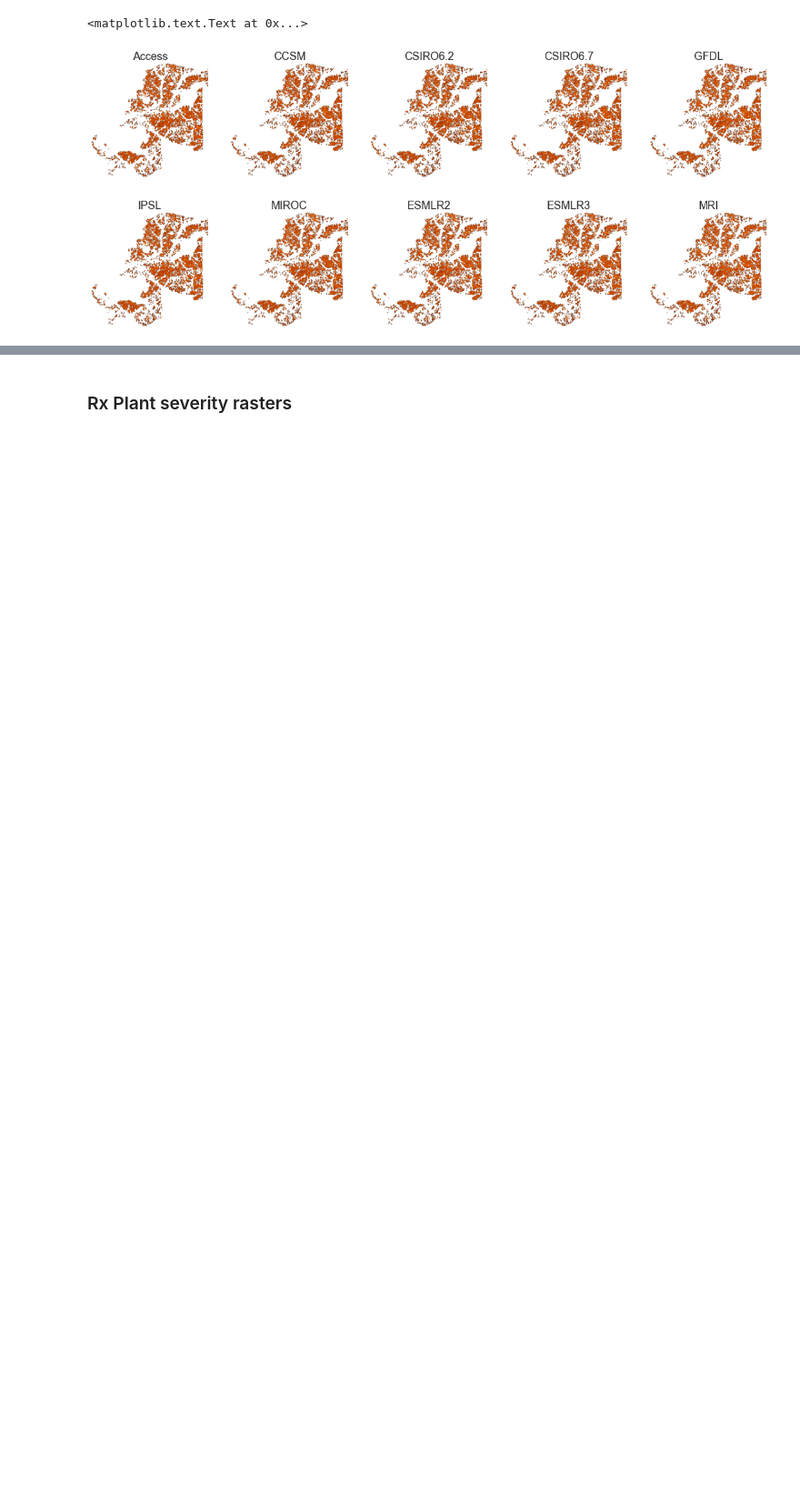
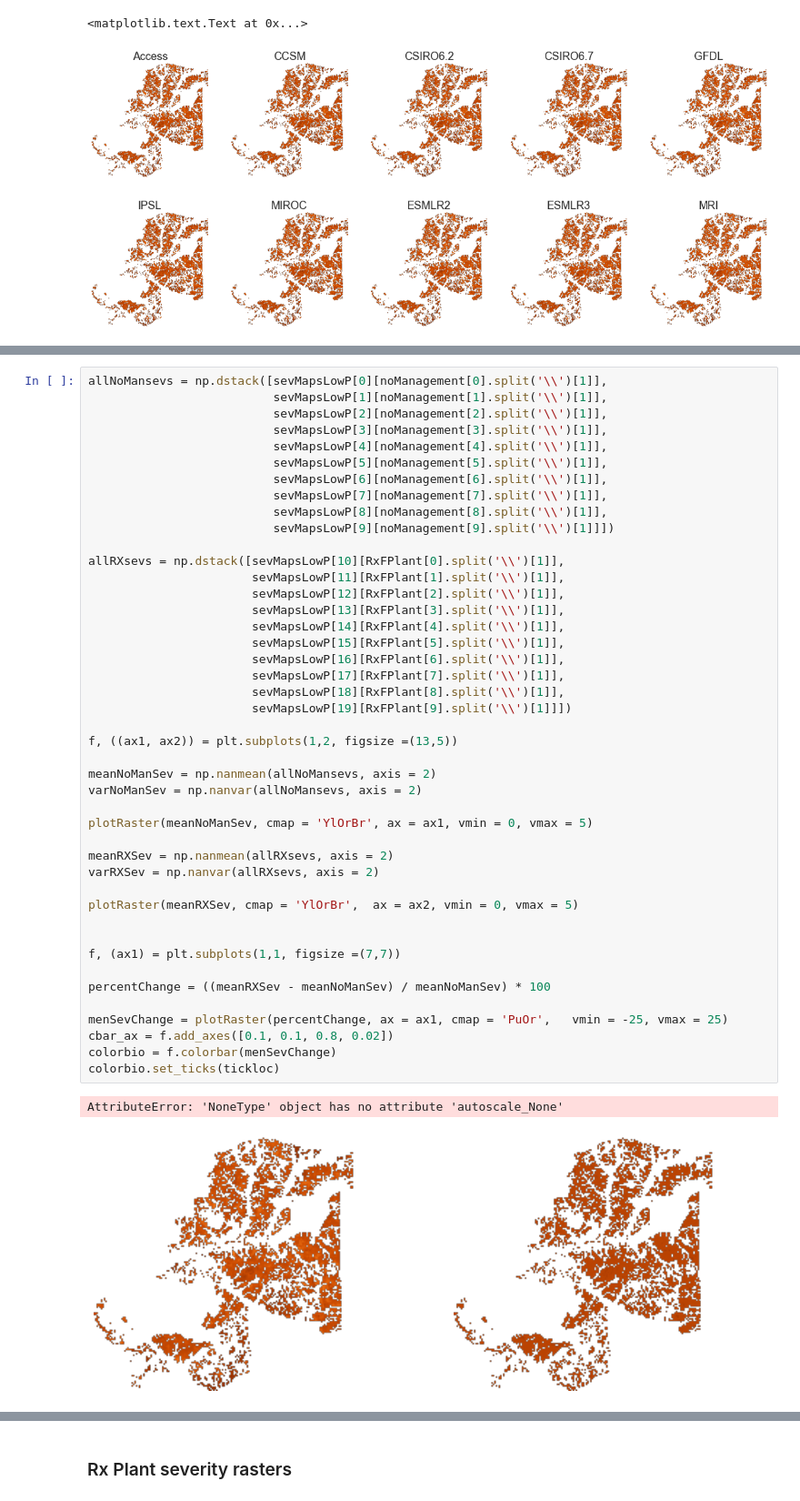
Before and after one commit to djkrofch/FtBenning, a Jupyter notebook: SwantesonFranzianAnalysis.ipynb, the cells around one changed output, grey strips where cells are left out. Shown at 91% size. Drawn from its saved outputs; the diff is of its cells as text; blank space fills up the shorter version.

```diff
--- a/SwantesonFranzianAnalysis.ipynb
+++ b/SwantesonFranzianAnalysis.ipynb
@@ -346,0 +316,47 @@ ax5.set_title('MRI')
+# %%
+allNoMansevs = np.dstack([sevMapsLowP[0][noManagement[0].split('\\')[1]],
+                          sevMapsLowP[1][noManagement[1].split('\\')[1]],
+                          sevMapsLowP[2][noManagement[2].split('\\')[1]],
+                          sevMapsLowP[3][noManagement[3].split('\\')[1]],
+                          sevMapsLowP[4][noManagement[4].split('\\')[1]],
+                          sevMapsLowP[5][noManagement[5].split('\\')[1]],
+                          sevMapsLowP[6][noManagement[6].split('\\')[1]],
+                          sevMapsLowP[7][noManagement[7].split('\\')[1]],
+                          sevMapsLowP[8][noManagement[8].split('\\')[1]],
+                          sevMapsLowP[9][noManagement[9].split('\\')[1]]])
+
+allRXsevs = np.dstack([sevMapsLowP[10][RxFPlant[0].split('\\')[1]],
+                       sevMapsLowP[11][RxFPlant[1].split('\\')[1]],
+                       sevMapsLowP[12][RxFPlant[2].split('\\')[1]],
+                       sevMapsLowP[13][RxFPlant[3].split('\\')[1]],
+                       sevMapsLowP[14][RxFPlant[4].split('\\')[1]],
+                       sevMapsLowP[15][RxFPlant[5].split('\\')[1]],
+                       sevMapsLowP[16][RxFPlant[6].split('\\')[1]],
+                       sevMapsLowP[17][RxFPlant[7].split('\\')[1]],
+                       sevMapsLowP[18][RxFPlant[8].split('\\')[1]],
+                       sevMapsLowP[19][RxFPlant[9].split('\\')[1]]])
+
+f, ((ax1, ax2)) = plt.subplots(1,2, figsize =(13,5))
+
+meanNoManSev = np.nanmean(allNoMansevs, axis = 2)
+varNoManSev = np.nanvar(allNoMansevs, axis = 2)
+
+plotRaster(meanNoManSev, cmap = 'YlOrBr', ax = ax1, vmin = 0, vmax = 5)
+
+meanRXSev = np.nanmean(allRXsevs, axis = 2)
+varRXSev = np.nanvar(allRXsevs, axis = 2)
+
+plotRaster(meanRXSev, cmap = 'YlOrBr',  ax = ax2, vmin = 0, vmax = 5)
+
+
+f, (ax1) = plt.subplots(1,1, figsize =(7,7))
+
+percentChange = ((meanRXSev - meanNoManSev) / meanNoManSev) * 100
+
+menSevChange = plotRaster(percentChange, ax = ax1, cmap = 'PuOr',   vmin = -25, vmax = 25)
+cbar_ax = f.add_axes([0.1, 0.1, 0.8, 0.02])
+colorbio = f.colorbar(menSevChange)
+colorbio.set_ticks(tickloc)
+# %% [output]
+AttributeError: 'NoneType' object has no attribute 'autoscale_None'
+[figure, added]
```
Also changed, not shown: parts of 12 cells of this notebook.
